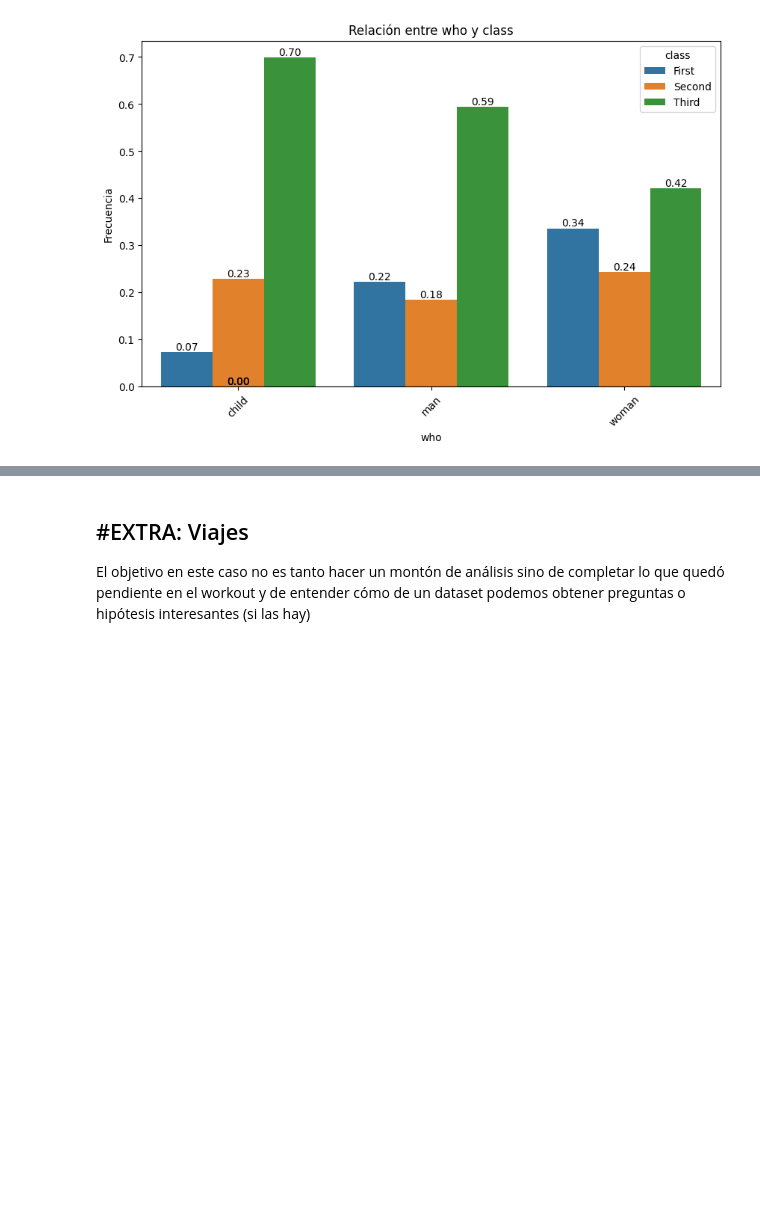
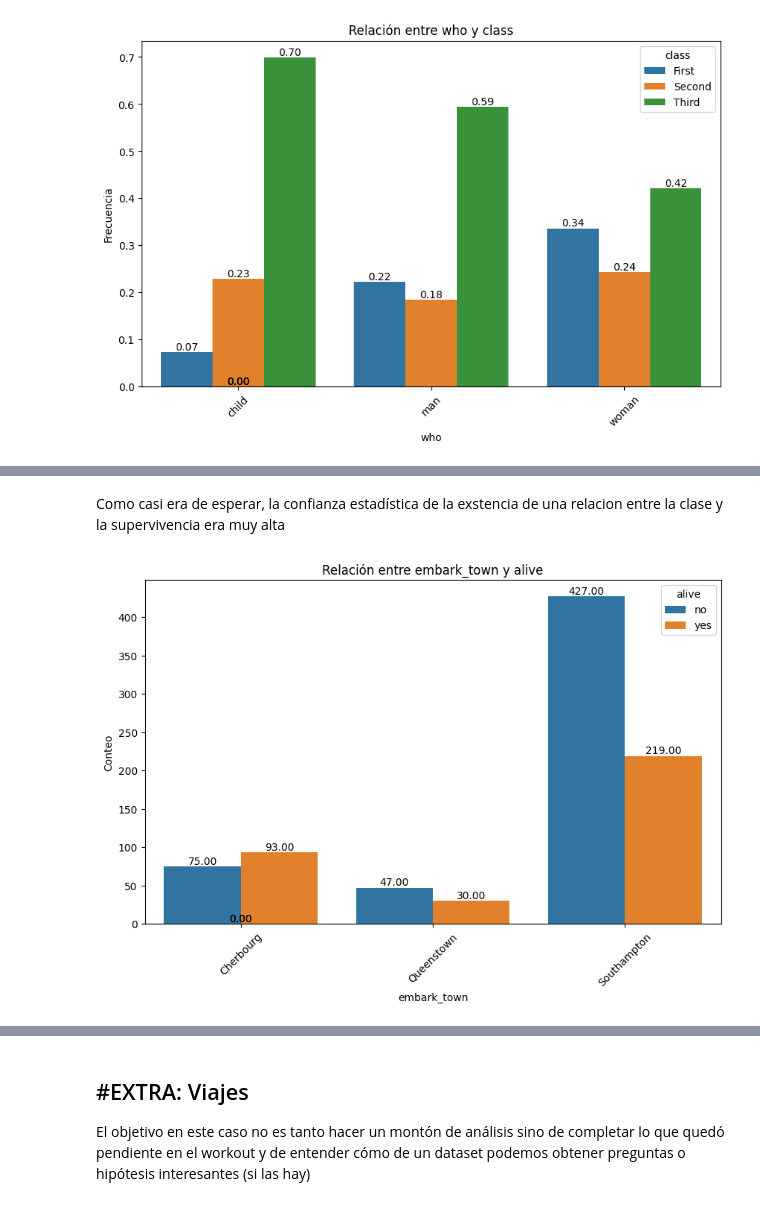
Before and after one commit to RobertoPE1/DS_ONLINE_ROBERTO, a Jupyter notebook: 03_Data_Analysis/Sprint_07/Unidad_02_Estadistica_Descriptiva_Multivariante/03_Practica_Obligatoria/18_Practica_Obligatoria_Multivariante.ipynb, the cells around one changed output, grey strips where cells are left out. Saved outputs shown, nothing was run; the diff lists cells and outputs as text; code cells hidden in the pictures; blank space fills up the shorter version.

```diff
--- a/03_Data_Analysis/Sprint_07/Unidad_02_Estadistica_Descriptiva_Multivariante/03_Practica_Obligatoria/18_Practica_Obligatoria_Multivariante.ipynb
+++ b/03_Data_Analysis/Sprint_07/Unidad_02_Estadistica_Descriptiva_Multivariante/03_Practica_Obligatoria/18_Practica_Obligatoria_Multivariante.ipynb
@@ -307 +333,9 @@ plot_categorical_relationship_fin(df,"who", "class", relative_freq=True,show_val
+# %% [markdown]
+Como casi era de esperar, la confianza estadística de la exstencia de una relacion entre la clase y la supervivencia era muy alta
+# %%
+# pregunta 3
+
+plot_categorical_relationship_fin(df,"embark_town", "alive", show_values= True)
+# %% [output]
+[figure, added]
 # %%
```
Also changed, not shown: parts of 14 cells of this notebook.
